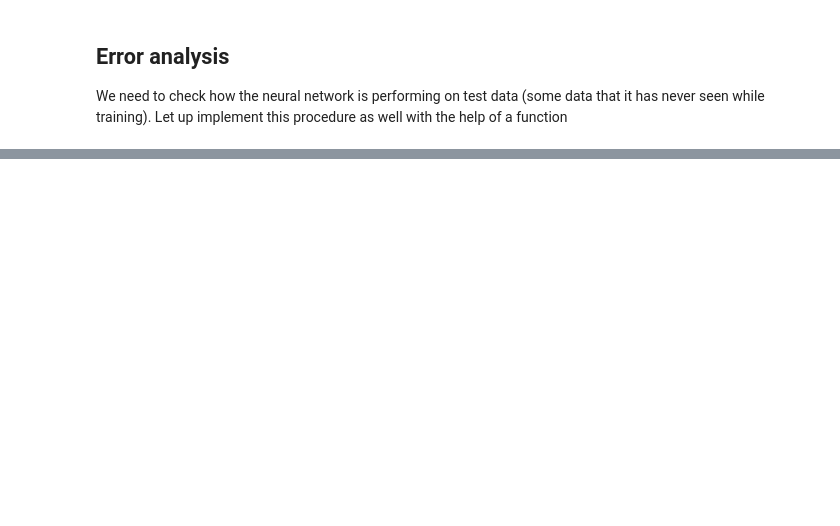
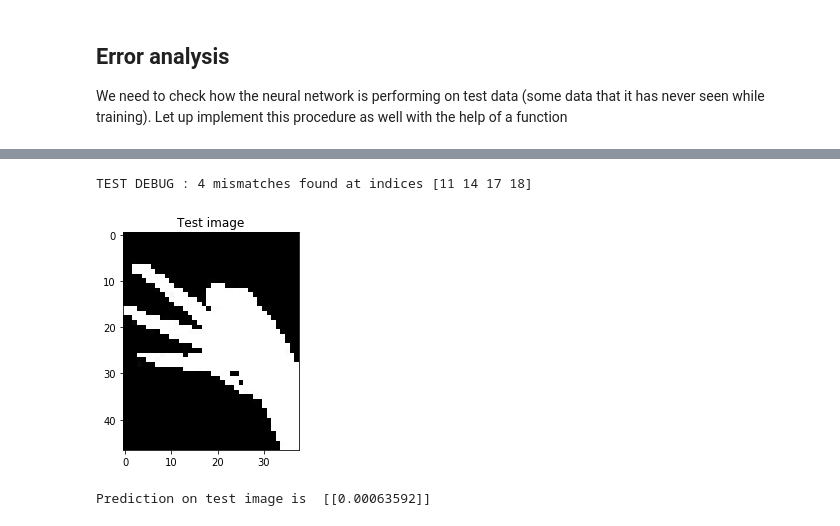
Before and after one commit to TheProjectsGuy/Blogger, a Jupyter notebook: Projects/Hand_Gesture_Recognition/Trial2/MachineLearningSolutions/NeuralNetworks/Jupyter_Notebook/ANN_Jupyter_notebook.ipynb, the cells around one changed output, grey strips where cells are left out. Saved outputs shown, nothing was run; the diff lists cells and outputs as text; code cells hidden in the pictures; blank space fills up the shorter version.

```diff
--- a/Projects/Hand_Gesture_Recognition/Trial2/MachineLearningSolutions/NeuralNetworks/Jupyter_Notebook/ANN_Jupyter_notebook.ipynb
+++ b/Projects/Hand_Gesture_Recognition/Trial2/MachineLearningSolutions/NeuralNetworks/Jupyter_Notebook/ANN_Jupyter_notebook.ipynb
@@ -57,9 +57,8 @@ While training, we split the training set into various parts (batches), let us i
 
 So first, *loading the dataset*
 # %%
-# Load the dataset
-def load_dataset(dataset_dir_name="Data", x_name="X.npy",
-                 y_name="Y_one_hot_encoded.npy", one_hot_index=0, shuffle_data=True, normalize_data=True):
+def load_dataset(dataset_dir_name="../Data", x_name="X.npy",
+                 y_name="Y.npy", one_hot_index=-1, shuffle_data=True, normalize_data=True):
     """
     Loads a dataset stored as a .npy file
     :param dataset_dir_name: Name of the folder in which data is
@@ -74,7 +73,10 @@ def load_dataset(dataset_dir_name="Data", x_name="X.npy",
         Y -> Outputs
         The output will be shuffled if shuffle_data is True, else it won't be shuffled
     """
-    # Load the dataset from memory
+    # Load the dataset
+    print("DATA DEBUG : Checking directory \"{r}/{x}\" for inputs and \"{r}/{y}\" for outputs".format(
+        r=dataset_dir_name, x=x_name, y=y_name
+    ))
     X = np.load("{main_root}/{f_name}".format(main_root=dataset_dir_name,
                                                  f_name=x_name))
     print("DATA DEBUG : Inputs shape is {in_shape}".format(in_shape=X.shape))
@@ -83,7 +85,6 @@ def load_dataset(dataset_dir_name="Data", x_name="X.npy",
         Y = np.load("{main_root}/{f_name}".format(main_root=dataset_dir_name,
                                                      f_name=y_name))
     elif one_hot_index >= 0:
-        # Get the particular one_hot_encoded row
         Y_one_hot = np.load("{main_root}/{f_name}".format(
             main_root=dataset_dir_name, f_name=y_name
         ))
@@ -790,0 +662,7 @@ NameError: name 'cv' is not defined
+# %%
+# Load data into memory
+X, Y = load_dataset(dataset_dir_name="Data/5_Fingers", x_name="X.npy", y_name="Y.npy", one_hot_index=-1)
+datasets = split_train_dev_test(X, Y, (900, 0, 21))
+X_train, Y_train = datasets["train"]
+X_dev, Y_dev = datasets["dev"]
+X_test, Y_test = datasets["test"]
@@ -790,0 +724,9 @@ NameError: name 'cv' is not defined
+# %%
+# Hyperparameter declaration
+num_iter = 100                           # Number of iterations over the entire training set
+learning_rate = 0.02                     # The learning rate of the model
+reg_param_lambda = 0.1                   # Regularization parameter of model
+num_epochs = 5                           # Number of times to iterate over a single batch
+mini_batch_size = 15                     # Sizes of the mini batches we make
+# Debugging and evaluation
+debug_iter_num = 100                     # Number of iterations after which we want the model to evaluate and show the debugger output
@@ -790,0 +789,16 @@ NameError: name 'cv' is not defined
+# %%
+# Error analysis
+error_test_set(X_test, Y_test, params, activations, show_mismatch_images=False)
+img = cv.imread("Data/5_Fingers/M_8.jpg")         # Loading the image (it will have three channels)
+img = cv.cvtColor(img, cv.COLOR_BGR2GRAY)          # Convert it to grayscale
+img = cv.resize(img, None, fx=1 / 5, fy=1 / 5)     # Resize the image
+X_img = np.ndarray.reshape(img, (-1, 1))           # Generate input example
+pred_test, _ = forward_propagate_deep(params, activations, X_img)    # Get what the neural network predicts
+plt.imshow(img, "gray")
+plt.title("Test image")
+plt.show()
+print("Prediction on test image is ", pred_test)
+# %% [output]
+TEST DEBUG : 4 mismatches found at indices [11 14 17 18]
+[figure, added]
+Prediction on test image is  [[0.00063592]]
```
Also changed, not shown: parts of 16 cells of this notebook, 17 other files.
